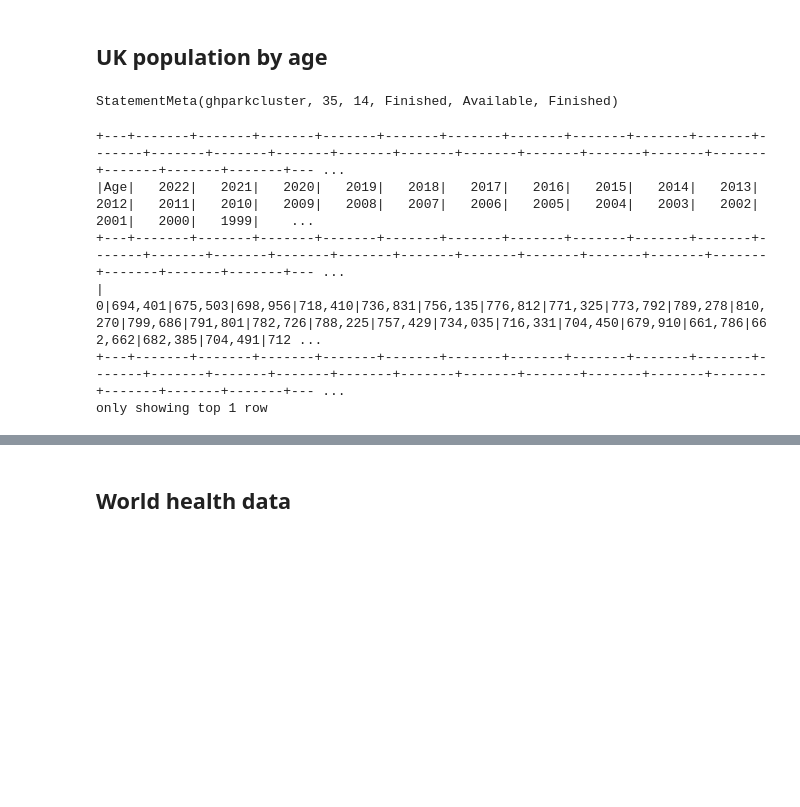
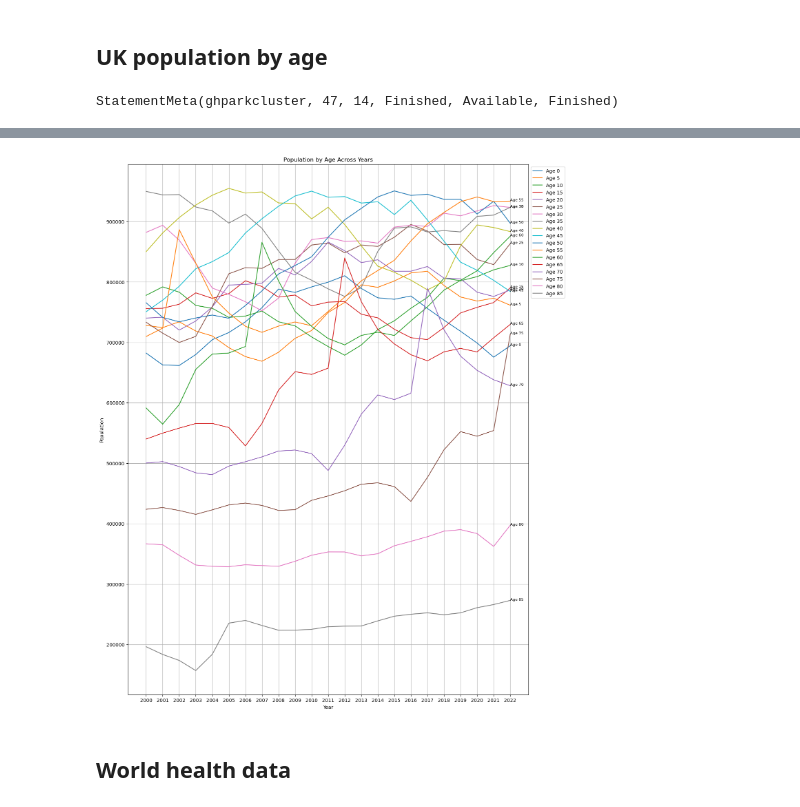
Before and after one commit to st185229/ul-cn-7000, a Jupyter notebook: notebook/staging_data_analysis.ipynb, the cells around one changed output, grey strips where cells are left out. Cells and saved outputs as stored; diff of their text form; code cells hidden in the pictures; blank space fills up the shorter version.

```diff
--- a/notebook/staging_data_analysis.ipynb
+++ b/notebook/staging_data_analysis.ipynb
@@ -584,15 +594,51 @@ StatementMeta(ghparkcluster, 35, 13, Finished, Available, Finished)
 only showing top 24 rows
 # %% [markdown]
 ## UK population by age
-# %%
-%%pyspark
-df = spark.sql("SELECT * FROM `default`.`ukpopulationbyageons`")
-df.show(1)
-# %% [output]
-StatementMeta(ghparkcluster, 35, 14, Finished, Available, Finished)
-+---+-------+-------+-------+-------+-------+-------+-------+-------+-------+-------+-------+-------+-------+-------+-------+-------+-------+-------+-------+-------+-------+-------+-------+-------+--- ...
-|Age|   2022|   2021|   2020|   2019|   2018|   2017|   2016|   2015|   2014|   2013|   2012|   2011|   2010|   2009|   2008|   2007|   2006|   2005|   2004|   2003|   2002|   2001|   2000|   1999|    ...
-+---+-------+-------+-------+-------+-------+-------+-------+-------+-------+-------+-------+-------+-------+-------+-------+-------+-------+-------+-------+-------+-------+-------+-------+-------+--- ...
-|  0|694,401|675,503|698,956|718,410|736,831|756,135|776,812|771,325|773,792|789,278|810,270|799,686|791,801|782,726|788,225|757,429|734,035|716,331|704,450|679,910|661,786|662,662|682,385|704,491|712 ...
-+---+-------+-------+-------+-------+-------+-------+-------+-------+-------+-------+-------+-------+-------+-------+-------+-------+-------+-------+-------+-------+-------+-------+-------+-------+--- ...
-only showing top 1 row
+# %%
+%%pyspark
+
+import matplotlib.pyplot as plt
+import pandas as pd
+
+# SQL query to select the data
+sql = "SELECT `Age`, `2000`, `2001`, `2002`, `2003`, `2004`, `2005`, `2006`, `2007`, `2008`, `2009`, `2010`, `2011`, `2012`, `2013`, `2014`, `2015`, `2016`, `2017`, `2018`, `2019`, `2020`, `2021`, `2022` FROM ukpopulation_byage_total WHERE Age < 90"
+
+# Execute the query and get the DataFrame
+df = spark.sql(sql)
+
+# Show the DataFrame
+df.show(10, False)
+
+# Convert the Spark DataFrame to a Pandas DataFrame
+pdf = df.toPandas()
+
+# Set the Age column as the index
+pdf.set_index('Age', inplace=True)
+
+# Transpose the DataFrame to have years as rows and ages as columns
+df_transposed = pdf.T
+
+# Convert all column values to numeric (float or int)
+df_transposed = df_transposed.apply(lambda x: pd.to_numeric(x.str.replace(',', ''), errors='coerce'))
+
+
+# Plot the graph
+plt.figure(figsize=(15, 20))
+# Plot a subset of the data (e.g., every 5th age group)
+for age in df_transposed.columns[::5]:
+    plt.plot(df_transposed.index.astype(str), df_transposed[age], label=f'Age {age}')
+    # Add text annotations for each line (legend on the graph itself)
+    plt.annotate(f'Age {age}', (df_transposed.index[-1], df_transposed[age].values[-1]), fontsize=8)
+
+# Add grid lines
+plt.grid(True)
+
+# Add title and labels
+plt.title('Population by Age Across Years')
+plt.xlabel('Year')
+plt.ylabel('Population')
+# Show legend over the graph itself
+plt.legend(loc='upper left', bbox_to_anchor=(1, 1))
+plt.show()
+# %% [output]
+StatementMeta(ghparkcluster, 47, 14, Finished, Available, Finished)
@@ -599,3 +660,4 @@ only showing top 1 row
+[figure, added]
 # %% [markdown]
 ## World health data
 # %%
```
Also changed, not shown: parts of 19 cells of this notebook, 7 other files.
